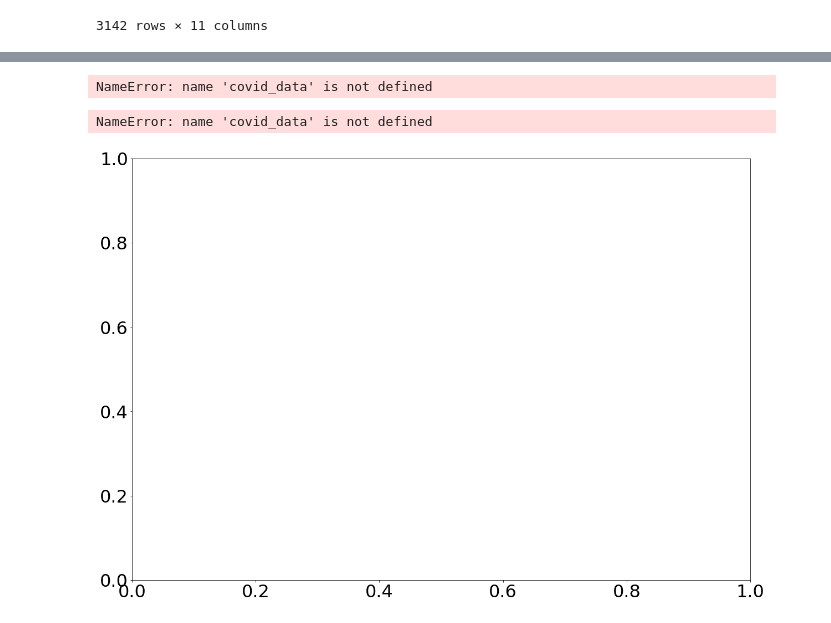
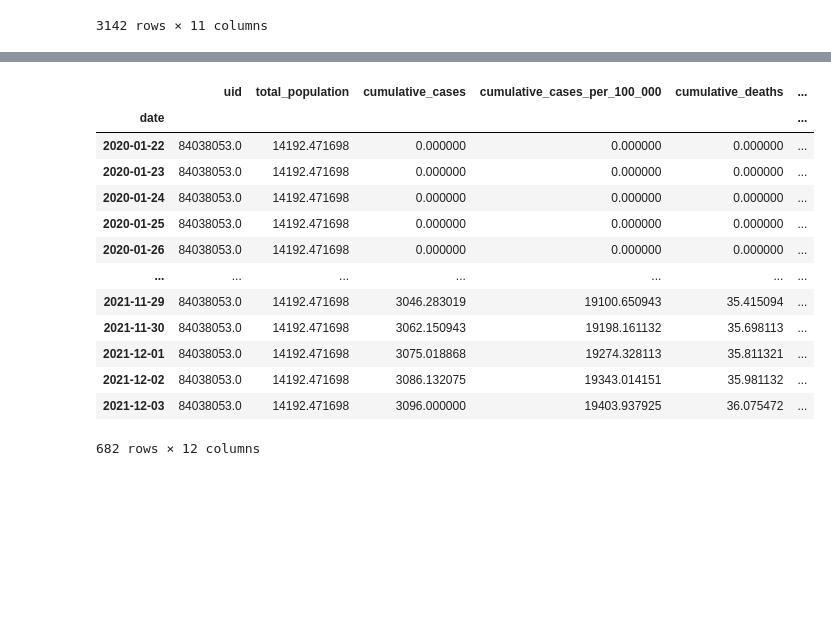
Before and after one commit to ftabassum0614/Projects, a Jupyter notebook: In Class Projects/Project 11 - Working with Geocoded Data.ipynb, the cells around one changed output, grey strips where cells are left out. Drawn from its saved outputs; the diff is of its cells as text; code cells hidden in the pictures; blank space fills up the shorter version.

```diff
--- a/In Class Projects/Project 11 - Working with Geocoded Data.ipynb
+++ b/In Class Projects/Project 11 - Working with Geocoded Data.ipynb
@@ -229,12 +185,17 @@ NameError: name 'covid_data' is not defined
 # %%
-covid_data[covid_data["state"] == "North Dakota"].groupby("date").sum()[["new_cases", "new_deaths"]]
+covid_data[covid_data["state"] == "North Dakota"].groupby("date").mean()
 # %% [output]
+|  | uid | total_population | cumulative_cases | cumulative_cases_per_100_000 | cumulative_deaths | ... |
+| date |  |  |  |  |  | ... |
+| 2020-01-22 | 84038053.0 | 14192.471698 | 0.000000 | 0.000000 | 0.000000 | ... |
+| 2020-01-23 | 84038053.0 | 14192.471698 | 0.000000 | 0.000000 | 0.000000 | ... |
+| 2020-01-24 | 84038053.0 | 14192.471698 | 0.000000 | 0.000000 | 0.000000 | ... |
+| 2020-01-25 | 84038053.0 | 14192.471698 | 0.000000 | 0.000000 | 0.000000 | ... |
+| 2020-01-26 | 84038053.0 | 14192.471698 | 0.000000 | 0.000000 | 0.000000 | ... |
+| ... | ... | ... | ... | ... | ... | ... |
+| 2021-11-29 | 84038053.0 | 14192.471698 | 3046.283019 | 19100.650943 | 35.415094 | ... |
+| 2021-11-30 | 84038053.0 | 14192.471698 | 3062.150943 | 19198.161132 | 35.698113 | ... |
+| 2021-12-01 | 84038053.0 | 14192.471698 | 3075.018868 | 19274.328113 | 35.811321 | ... |
+| 2021-12-02 | 84038053.0 | 14192.471698 | 3086.132075 | 19343.014151 | 35.981132 | ... |
+| 2021-12-03 | 84038053.0 | 14192.471698 | 3096.000000 | 19403.937925 | 36.075472 | ... |
-NameError: name 'covid_data' is not defined
+682 rows × 12 columns
-# %%
-fig,ax = plt.subplots(figsize = (20,14))
-covid_data.groupby("date").sum().loc["2021-03-01":,["new_cases", "new_deaths"]].plot.line(
-    secondary_y = "new_deaths", ax = ax)
-ax.set_title("United States")
-# %% [output]
-NameError: name 'covid_data' is not defined
-[figure, removed]
```
Also changed, not shown: parts of 29 cells of this notebook, 2 other files.
